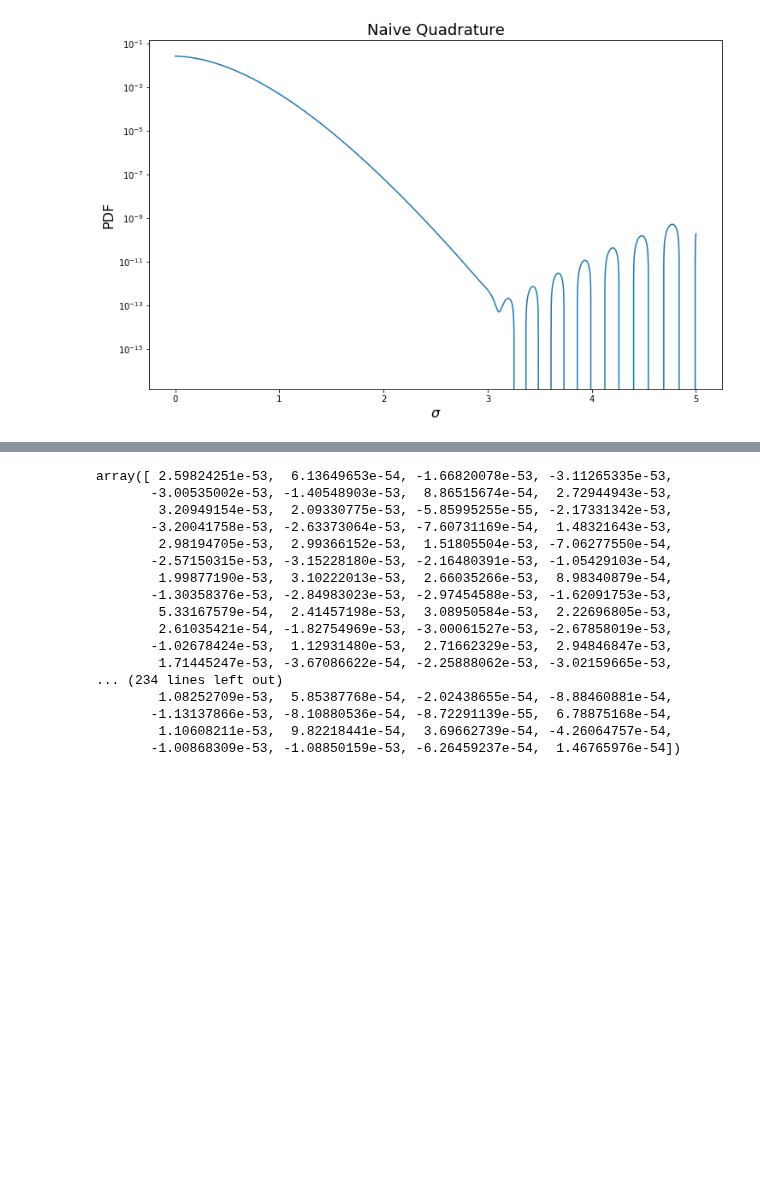
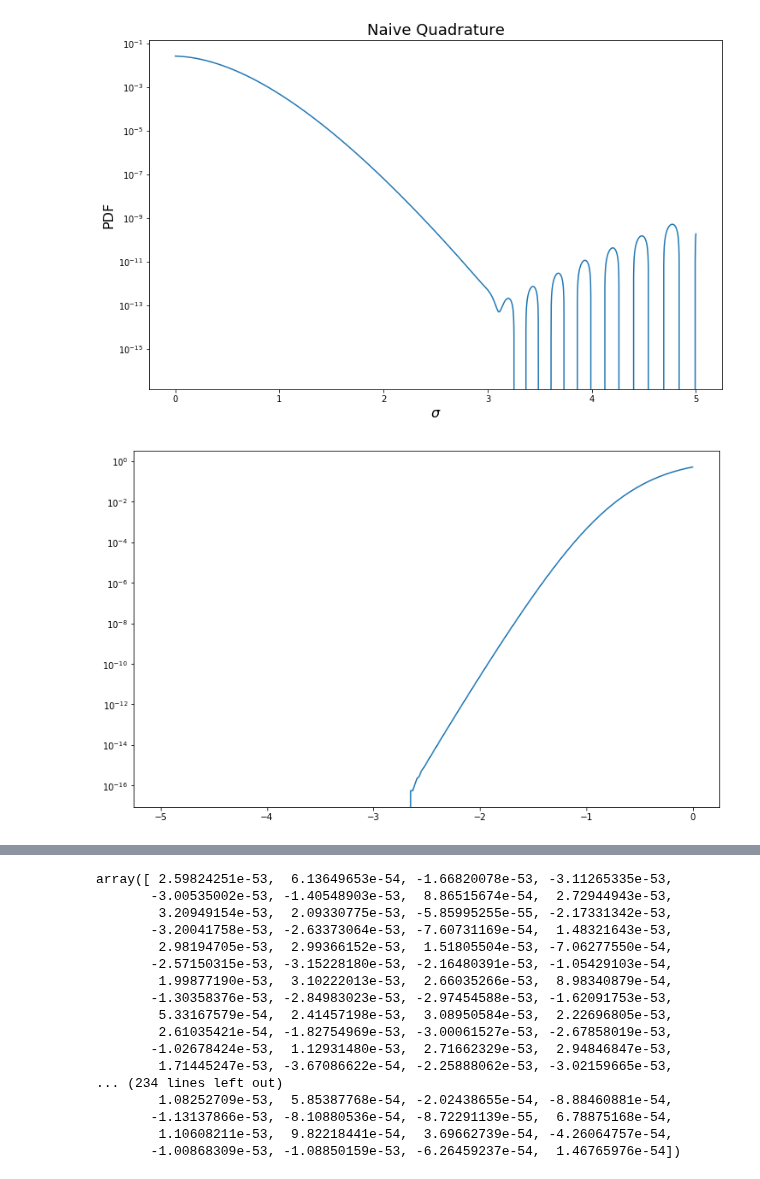
Before and after one commit to akumar01/uoicorr_analysis, a Jupyter notebook: notebooks/Theory/DChiSq.ipynb, the cells around one changed output, grey strips where cells are left out. Drawn from its saved outputs; the diff is of its cells as text; code cells hidden in the pictures; blank space fills up the shorter version.

```diff
--- a/notebooks/Theory/DChiSq.ipynb
+++ b/notebooks/Theory/DChiSq.ipynb
@@ -250,3 +248,9 @@ ax.set_xlabel(r'$\sigma$', fontsize = 16)
 fig.savefig('QuadError.pdf', bbox_inches='tight', pad_inches=0)
 # %% [output]
 [figure]
+# %%
+fig, ax = plt.subplots(figsize = (12, 7.5))
+ax.plot((domain - dx2.mean())/np.sqrt(dx2.variance()), p)
+plt.yscale('log')
+# %% [output]
+[figure, added]
```
Also changed, not shown: parts of 6 cells of this notebook, 4 other files.
